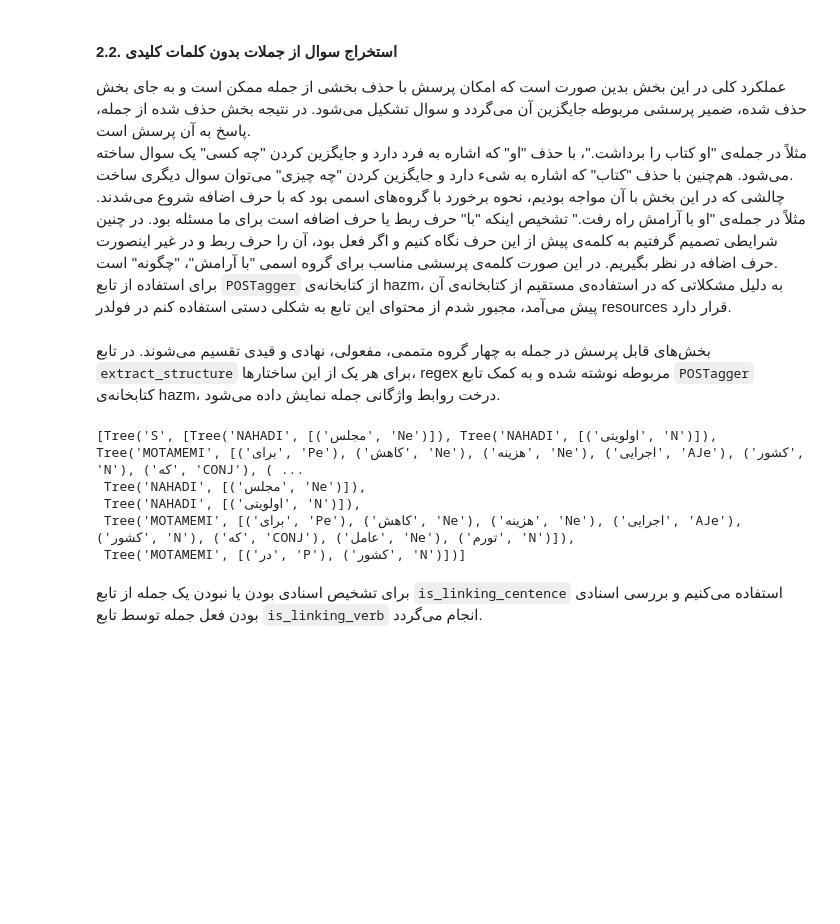
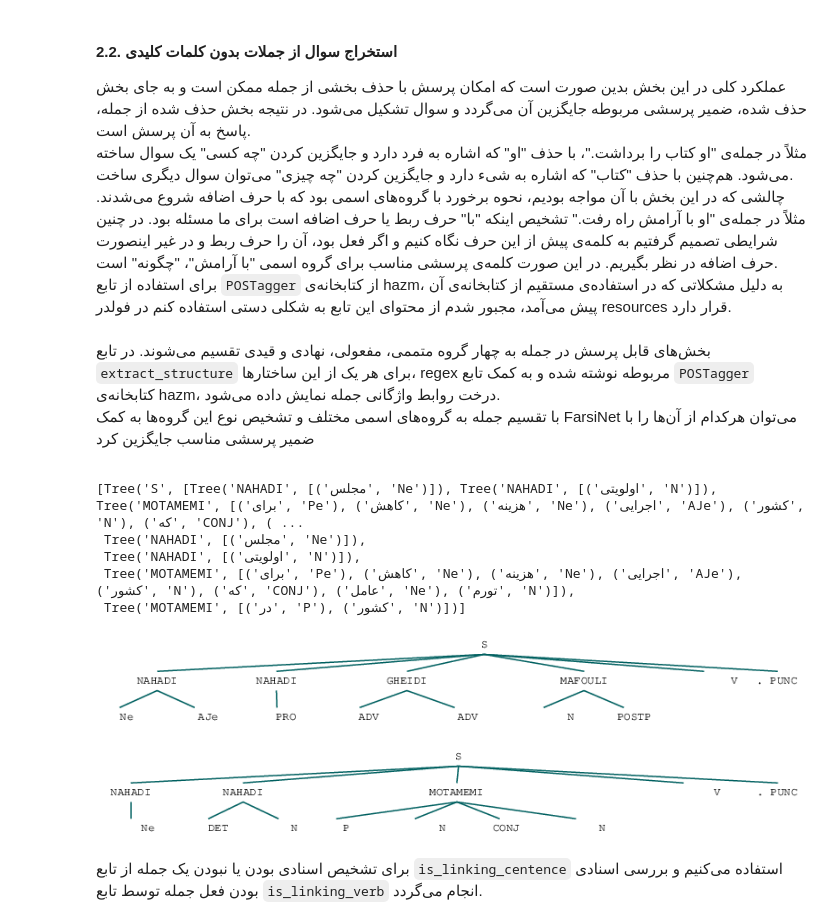
Before and after one commit to SMesForoush/NLP, a Jupyter notebook: hw1/HW1.ipynb, the cells around one changed output. Drawn from its saved outputs; the diff is of its cells as text; code cells hidden in the pictures; blank space fills up the shorter version.

Commit message:
add some sample grammer trees to notebook

```diff
--- a/hw1/HW1.ipynb
+++ b/hw1/HW1.ipynb
@@ -222,6 +225,10 @@ tagger = hazm.POSTagger(model='/home/sahel/university/NLP/course-nlp-ir-1-text-e
 # %% [markdown]
 <div dir='rtl' style ='font-family: "B Nazanin";'>
   بخش‌های قابل پرسش در جمله به چهار گروه متممی، مفعولی، نهادی و قیدی تقسیم می‌شوند. در تابع <code>extract_structure</code> برای هر یک از این ساختارها، regex مربوطه نوشته شده و به کمک تابع <code>POSTagger</code> کتابخانه‌ی hazm، درخت روابط واژگانی جمله نمایش داده می‌شود.
+
+  با تقسیم جمله به گروه‌های اسمی مختلف و تشخیص نوع این گروه‌ها به کمک
+  FarsiNet
+  می‌توان هرکدام از آن‌ها را با ضمیر پرسشی مناسب جایگزین کرد
 </div>
 # %%
 questionable_poses = ['MOTAMEMI', 'MAFOULI', 'NAHADI', 'GHEIDI']
@@ -247,6 +254,16 @@ list(tree.subtrees())
  Tree('NAHADI', [('اولویتی', 'N')]),
  Tree('MOTAMEMI', [('برای', 'Pe'), ('کاهش', 'Ne'), ('هزینه', 'Ne'), ('اجرایی', 'AJe'), ('کشور', 'N'), ('که', 'CONJ'), ('عامل', 'Ne'), ('تورم', 'N')]),
  Tree('MOTAMEMI', [('در', 'P'), ('کشور', 'N')])]
+# %%
+tree = extract_structures(tagger.tag(hazm.word_tokenize('کد زیبای ما خیلی سریع سوال‌ها را جواب‌داد.')))
+tree
+# %% [output]
+[figure, added]
+# %%
+tree = extract_structures(tagger.tag(hazm.word_tokenize('میزان این تورم به سیاست‌ها و نگرش‌ها بستگی‌دارد.')))
+tree
+# %% [output]
+[figure, added]
 # %% [markdown]
 <div dir='rtl' style ='font-family: "B Nazanin";'>
   برای تشخیص اسنادی بودن یا نبودن یک جمله از تابع <code>is_linking_centence</code> استفاده می‌کنیم و بررسی اسنادی بودن فعل جمله توسط تابع <code>is_linking_verb</code> انجام می‌گردد.
```
Also changed, not shown: parts of 2 cells of this notebook.
